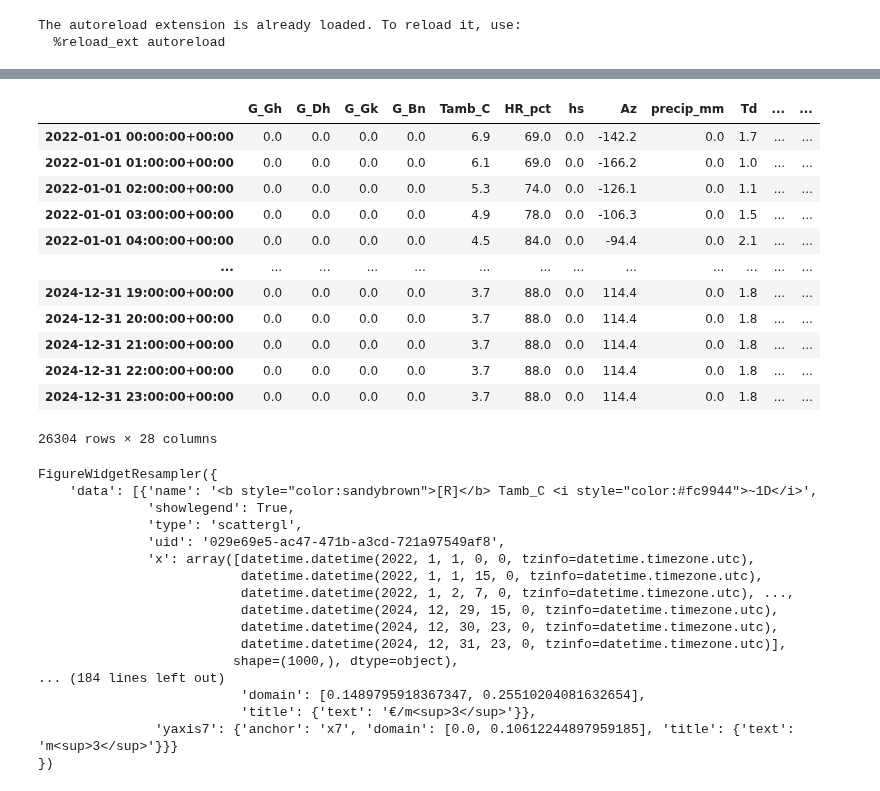
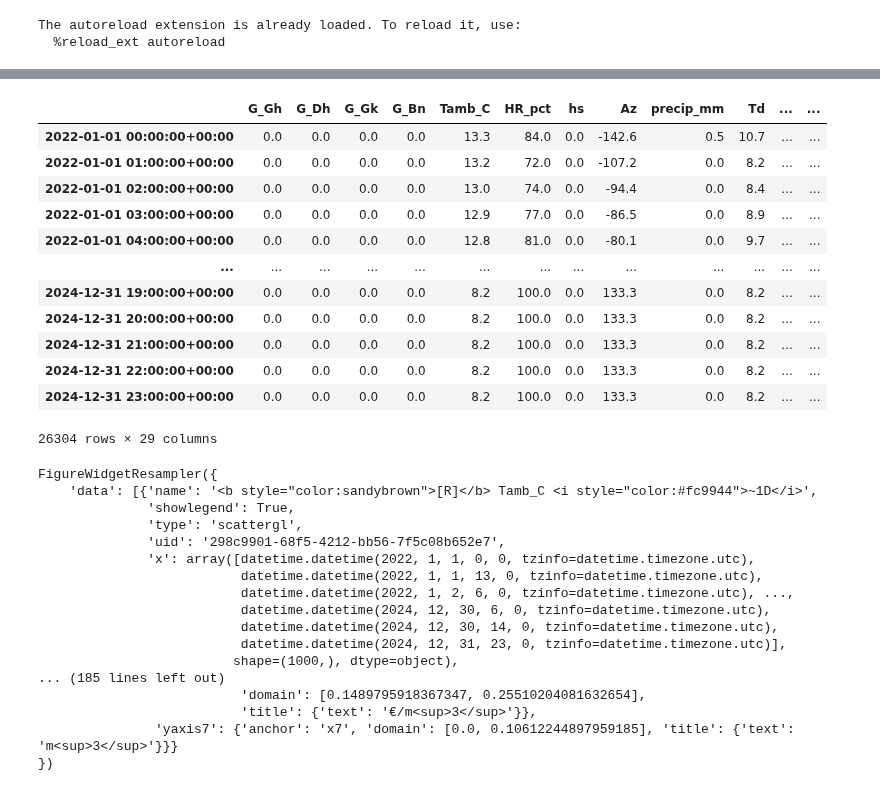
Before and after one commit to juan11iguel/SOLhycool, a Jupyter notebook: simulation/notebooks/generate_environment.ipynb, the cells around one changed output, grey strips where cells are left out. Cells and saved outputs as stored; diff of their text form; code cells hidden in the pictures.

```diff
--- a/simulation/notebooks/generate_environment.ipynb
+++ b/simulation/notebooks/generate_environment.ipynb
@@ -16,15 +16,16 @@ from loguru import logger
 %load_ext autoreload
 %autoreload 2
 
-data_path: Path = Path("../../data/datasets")
+data_path: Path = Path("../../data/datasets/partial")
+data_output_path: Path = Path("../../data/datasets")
 output_path: Path = Path("../results/visualizations")
 
-weather_filename: str = "tmy_2005_guadix.h5"
+weather_filename: str = "tmy_2005_Borg_El_Arab.h5" # guadix tabernas
 electricity_filename: str = "electricity_price_data_20211231_20241231.h5"
-load_filename: str = "thermal_load_data_andasol_20220101_20241231.h5" # "thermal_load_data_20220101_20241231.h5"
-water_filename: str = "water_data_andasol_20220101_20241231.h5"
+load_filename: str = "thermal_load_data_med_20220101_20241231.h5" # "thermal_load_data_20220101_20241231.h5" # "thermal_load_data_20220101_20241231.h5"
+water_filename: str = "water_data_med_20220101_20241231.h5" # "water_data_psa_20220101_20241231.h5"
 
-environment_id: str = "_andasol_"
+environment_id: str = "_med_" # "_andasol_"
 
 year_start: int = 2022
 year_end: int = 2024
@@ -127,20 +142,20 @@ logger.info(f"Saved {fname} to {data_path}")
 # %%
-df_env = pd.read_hdf(data_path / f"{fname}.h5")
+df_env = pd.read_hdf(data_output_path / f"{fname}.h5")
 df_env
 # %% [output]
 |  | G_Gh | G_Dh | G_Gk | G_Bn | Tamb_C | HR_pct | hs | Az | precip_mm | Td | ... | ... |
-| 2022-01-01 00:00:00+00:00 | 0.0 | 0.0 | 0.0 | 0.0 | 6.9 | 69.0 | 0.0 | -142.2 | 0.0 | 1.7 | ... | ... |
-| 2022-01-01 01:00:00+00:00 | 0.0 | 0.0 | 0.0 | 0.0 | 6.1 | 69.0 | 0.0 | -166.2 | 0.0 | 1.0 | ... | ... |
-| 2022-01-01 02:00:00+00:00 | 0.0 | 0.0 | 0.0 | 0.0 | 5.3 | 74.0 | 0.0 | -126.1 | 0.0 | 1.1 | ... | ... |
-| 2022-01-01 03:00:00+00:00 | 0.0 | 0.0 | 0.0 | 0.0 | 4.9 | 78.0 | 0.0 | -106.3 | 0.0 | 1.5 | ... | ... |
-| 2022-01-01 04:00:00+00:00 | 0.0 | 0.0 | 0.0 | 0.0 | 4.5 | 84.0 | 0.0 | -94.4 | 0.0 | 2.1 | ... | ... |
+| 2022-01-01 00:00:00+00:00 | 0.0 | 0.0 | 0.0 | 0.0 | 13.3 | 84.0 | 0.0 | -142.6 | 0.5 | 10.7 | ... | ... |
+| 2022-01-01 01:00:00+00:00 | 0.0 | 0.0 | 0.0 | 0.0 | 13.2 | 72.0 | 0.0 | -107.2 | 0.0 | 8.2 | ... | ... |
+| 2022-01-01 02:00:00+00:00 | 0.0 | 0.0 | 0.0 | 0.0 | 13.0 | 74.0 | 0.0 | -94.4 | 0.0 | 8.4 | ... | ... |
+| 2022-01-01 03:00:00+00:00 | 0.0 | 0.0 | 0.0 | 0.0 | 12.9 | 77.0 | 0.0 | -86.5 | 0.0 | 8.9 | ... | ... |
+| 2022-01-01 04:00:00+00:00 | 0.0 | 0.0 | 0.0 | 0.0 | 12.8 | 81.0 | 0.0 | -80.1 | 0.0 | 9.7 | ... | ... |
 | ... | ... | ... | ... | ... | ... | ... | ... | ... | ... | ... | ... | ... |
-| 2024-12-31 19:00:00+00:00 | 0.0 | 0.0 | 0.0 | 0.0 | 3.7 | 88.0 | 0.0 | 114.4 | 0.0 | 1.8 | ... | ... |
-| 2024-12-31 20:00:00+00:00 | 0.0 | 0.0 | 0.0 | 0.0 | 3.7 | 88.0 | 0.0 | 114.4 | 0.0 | 1.8 | ... | ... |
-| 2024-12-31 21:00:00+00:00 | 0.0 | 0.0 | 0.0 | 0.0 | 3.7 | 88.0 | 0.0 | 114.4 | 0.0 | 1.8 | ... | ... |
-| 2024-12-31 22:00:00+00:00 | 0.0 | 0.0 | 0.0 | 0.0 | 3.7 | 88.0 | 0.0 | 114.4 | 0.0 | 1.8 | ... | ... |
-| 2024-12-31 23:00:00+00:00 | 0.0 | 0.0 | 0.0 | 0.0 | 3.7 | 88.0 | 0.0 | 114.4 | 0.0 | 1.8 | ... | ... |
+| 2024-12-31 19:00:00+00:00 | 0.0 | 0.0 | 0.0 | 0.0 | 8.2 | 100.0 | 0.0 | 133.3 | 0.0 | 8.2 | ... | ... |
+| 2024-12-31 20:00:00+00:00 | 0.0 | 0.0 | 0.0 | 0.0 | 8.2 | 100.0 | 0.0 | 133.3 | 0.0 | 8.2 | ... | ... |
+| 2024-12-31 21:00:00+00:00 | 0.0 | 0.0 | 0.0 | 0.0 | 8.2 | 100.0 | 0.0 | 133.3 | 0.0 | 8.2 | ... | ... |
+| 2024-12-31 22:00:00+00:00 | 0.0 | 0.0 | 0.0 | 0.0 | 8.2 | 100.0 | 0.0 | 133.3 | 0.0 | 8.2 | ... | ... |
+| 2024-12-31 23:00:00+00:00 | 0.0 | 0.0 | 0.0 | 0.0 | 8.2 | 100.0 | 0.0 | 133.3 | 0.0 | 8.2 | ... | ... |
-26304 rows × 28 columns
+26304 rows × 29 columns
 # %%
 from plotly_resampler import FigureWidgetResampler
 from plotly.subplots import make_subplots
@@ -187,15 +202,15 @@ FigureWidgetResampler({
     'data': [{'name': '<b style="color:sandybrown">[R]</b> Tamb_C <i style="color:#fc9944">~1D</i>',
               'showlegend': True,
               'type': 'scattergl',
-              'uid': '029e69e5-ac47-471b-a3cd-721a97549af8',
+              'uid': '298c9901-68f5-4212-bb56-7f5c08b652e7',
               'x': array([datetime.datetime(2022, 1, 1, 0, 0, tzinfo=datetime.timezone.utc),
-                          datetime.datetime(2022, 1, 1, 15, 0, tzinfo=datetime.timezone.utc),
-                          datetime.datetime(2022, 1, 2, 7, 0, tzinfo=datetime.timezone.utc), ...,
-                          datetime.datetime(2024, 12, 29, 15, 0, tzinfo=datetime.timezone.utc),
-                          datetime.datetime(2024, 12, 30, 23, 0, tzinfo=datetime.timezone.utc),
+                          datetime.datetime(2022, 1, 1, 13, 0, tzinfo=datetime.timezone.utc),
+                          datetime.datetime(2022, 1, 2, 6, 0, tzinfo=datetime.timezone.utc), ...,
+                          datetime.datetime(2024, 12, 30, 6, 0, tzinfo=datetime.timezone.utc),
+                          datetime.datetime(2024, 12, 30, 14, 0, tzinfo=datetime.timezone.utc),
                           datetime.datetime(2024, 12, 31, 23, 0, tzinfo=datetime.timezone.utc)],
                          shape=(1000,), dtype=object),
-... (184 lines left out)
+... (185 lines left out)
                           'domain': [0.1489795918367347, 0.25510204081632654],
                           'title': {'text': '€/m<sup>3</sup>'}},
                'yaxis7': {'anchor': 'x7', 'domain': [0.0, 0.10612244897959185], 'title': {'text': 'm<sup>3</sup>'}}}
```
Also changed, not shown: parts of 4 cells of this notebook, 10 other files.
